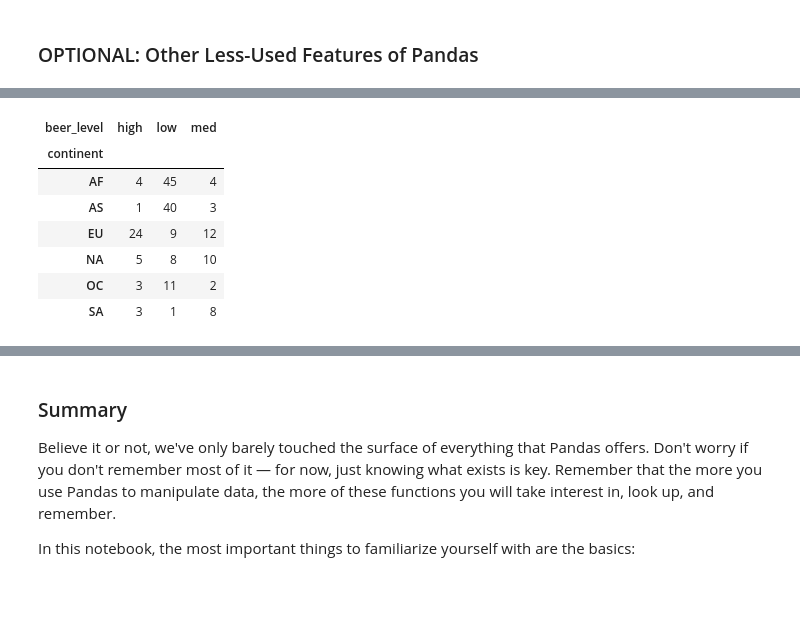
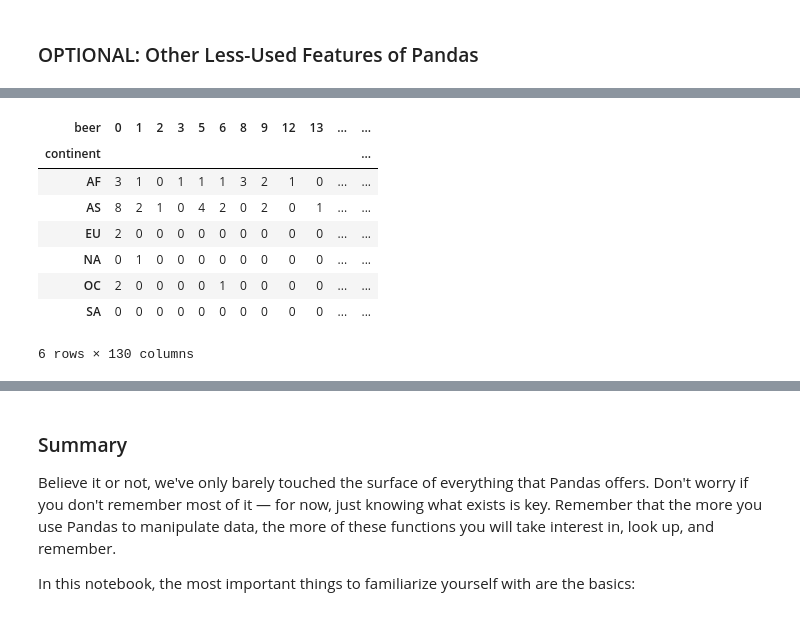
Before and after one commit to bckyling/bling_homework, a Jupyter notebook: 05-exploratory-data-analysis/exploratory-data-analysis.ipynb, the cells around one changed output, grey strips where cells are left out. Cells and saved outputs as stored; diff of their text form; code cells hidden in the pictures.

```diff
--- a/05-exploratory-data-analysis/exploratory-data-analysis.ipynb
+++ b/05-exploratory-data-analysis/exploratory-data-analysis.ipynb
@@ -1617,16 +1436,17 @@ drinks.loc[drinks.beer.between(101, 200), 'beer_level'] = 'med'     # Change 101
 drinks.loc[drinks.beer.between(201, 400), 'beer_level'] = 'high'    # Change 201-400 to "high"
 # %%
 # Display a cross-tabulation of two Series.
-pd.crosstab(drinks.continent, drinks.beer_level)
+pd.crosstab(drinks.continent, drinks.beer)
 # %% [output]
-| beer_level | high | low | med |
-| continent |  |  |  |
-| AF | 4 | 45 | 4 |
-| AS | 1 | 40 | 3 |
-| EU | 24 | 9 | 12 |
-| NA | 5 | 8 | 10 |
-| OC | 3 | 11 | 2 |
-| SA | 3 | 1 | 8 |
+| beer | 0 | 1 | 2 | 3 | 5 | 6 | 8 | 9 | 12 | 13 | ... | ... |
+| continent |  |  |  |  |  |  |  |  |  |  |  | ... |
+| AF | 3 | 1 | 0 | 1 | 1 | 1 | 3 | 2 | 1 | 0 | ... | ... |
+| AS | 8 | 2 | 1 | 0 | 4 | 2 | 0 | 2 | 0 | 1 | ... | ... |
+| EU | 2 | 0 | 0 | 0 | 0 | 0 | 0 | 0 | 0 | 0 | ... | ... |
+| NA | 0 | 1 | 0 | 0 | 0 | 0 | 0 | 0 | 0 | 0 | ... | ... |
+| OC | 2 | 0 | 0 | 0 | 0 | 1 | 0 | 0 | 0 | 0 | ... | ... |
+| SA | 0 | 0 | 0 | 0 | 0 | 0 | 0 | 0 | 0 | 0 | ... | ... |
+6 rows × 130 columns
 # %%
 # Convert "beer_level" into the "category" datatype.
 drinks['beer_level'] = pd.Categorical(drinks.beer_level, categories=['low', 'med', 'high'])
```
Also changed, not shown: parts of 51 cells of this notebook, 1 other file.
